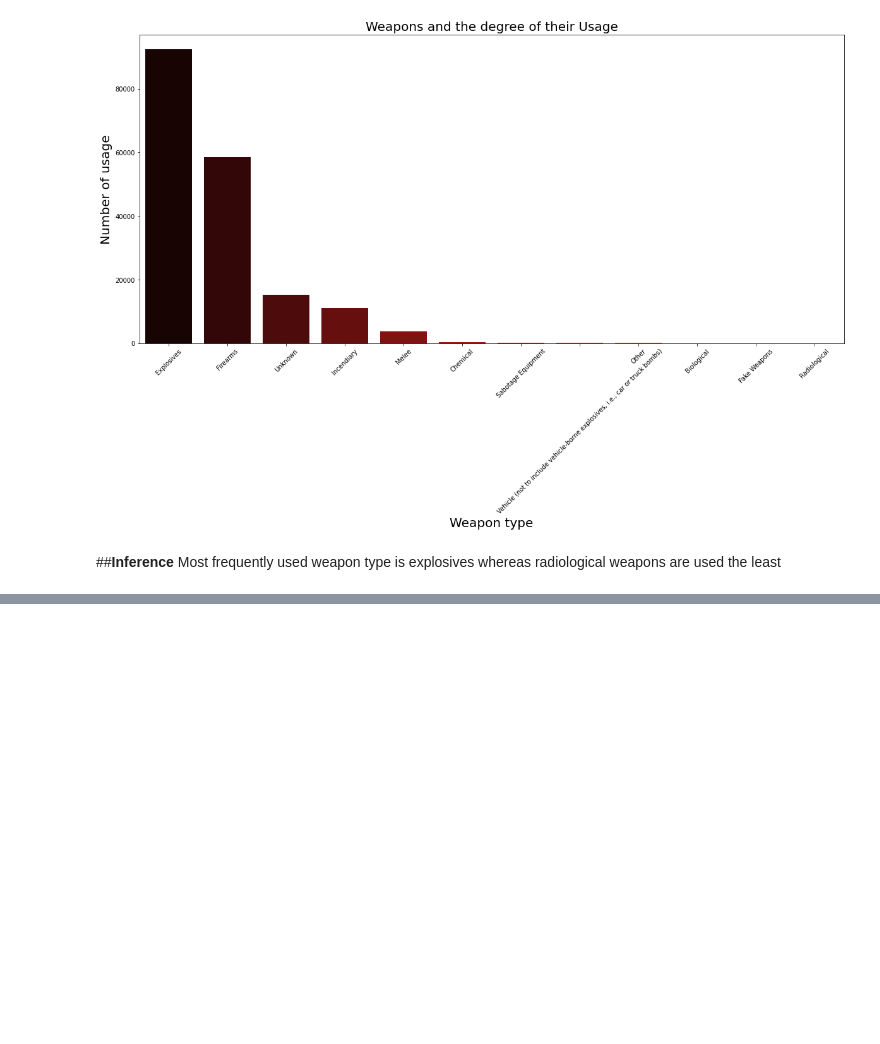
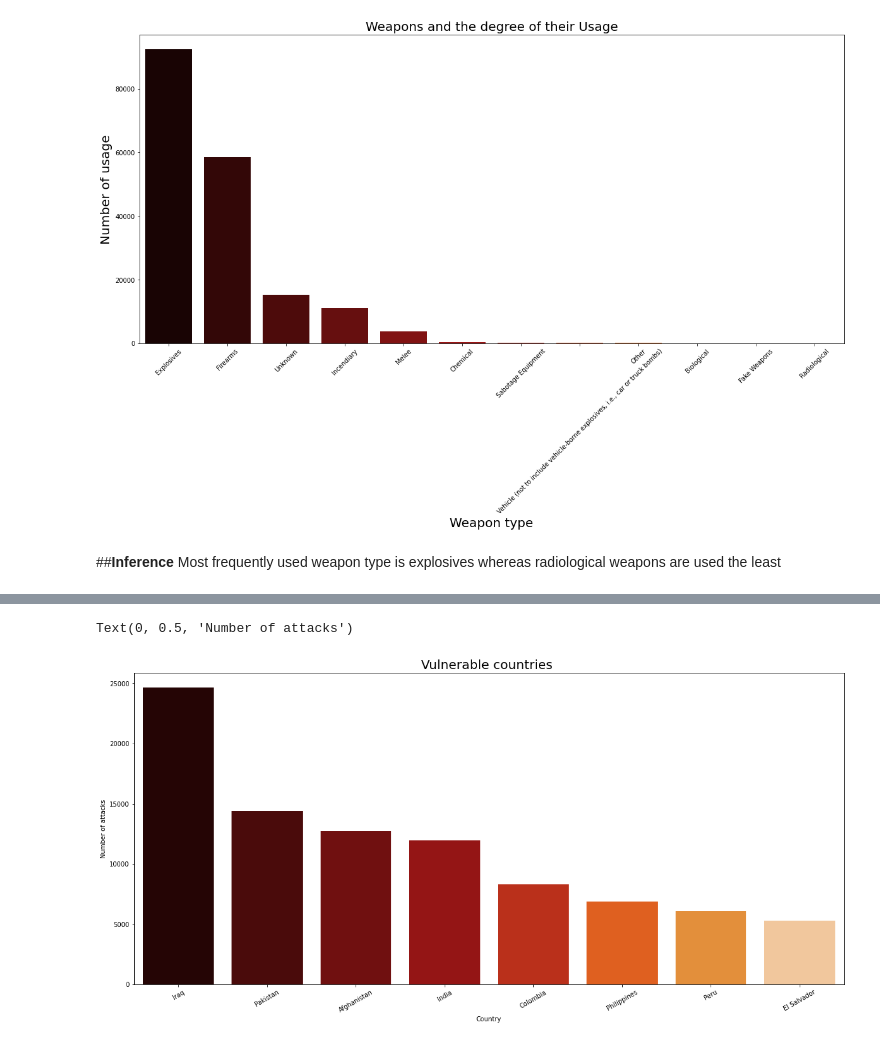
Before and after one commit to manjusreekc/EDA-Global-Terrorism-Analysis, a Jupyter notebook: Global_Terrorism_Analysis_EDA_Capstone_Project.ipynb, the cells around one changed output, grey strips where cells are left out. Saved outputs shown, nothing was run; the diff lists cells and outputs as text; code cells hidden in the pictures; blank space fills up the shorter version.

```diff
--- a/Global_Terrorism_Analysis_EDA_Capstone_Project.ipynb
+++ b/Global_Terrorism_Analysis_EDA_Capstone_Project.ipynb
@@ -461,0 +464,4 @@ Most frequently used weapon type is explosives whereas radiological weapons are
+# %%
+#calculating number of attacks in each country
+country = gtd_df.groupby('country_name')['country_id'].count().reset_index().rename(columns = {'country_id':'number of attacks'})
+country.sort_values(by="number of attacks",ascending=False,inplace=True)
@@ -461,0 +477,9 @@ Most frequently used weapon type is explosives whereas radiological weapons are
+# %%
+sns.barplot(data = country.head(8), x = 'country_name', y = 'number of attacks', ci = None, palette = 'gist_heat').tick_params(axis='x', rotation=30)
+sns.color_palette("mako", as_cmap=True)
+plt.title("Vulnerable countries ", fontsize = 20)
+plt.xlabel("Country", fontsize = 10)
+plt.ylabel("Number of attacks", fontsize = 10)
+# %% [output]
+Text(0, 0.5, 'Number of attacks')
+[figure, added]
```
Also changed, not shown: parts of 16 cells of this notebook.
